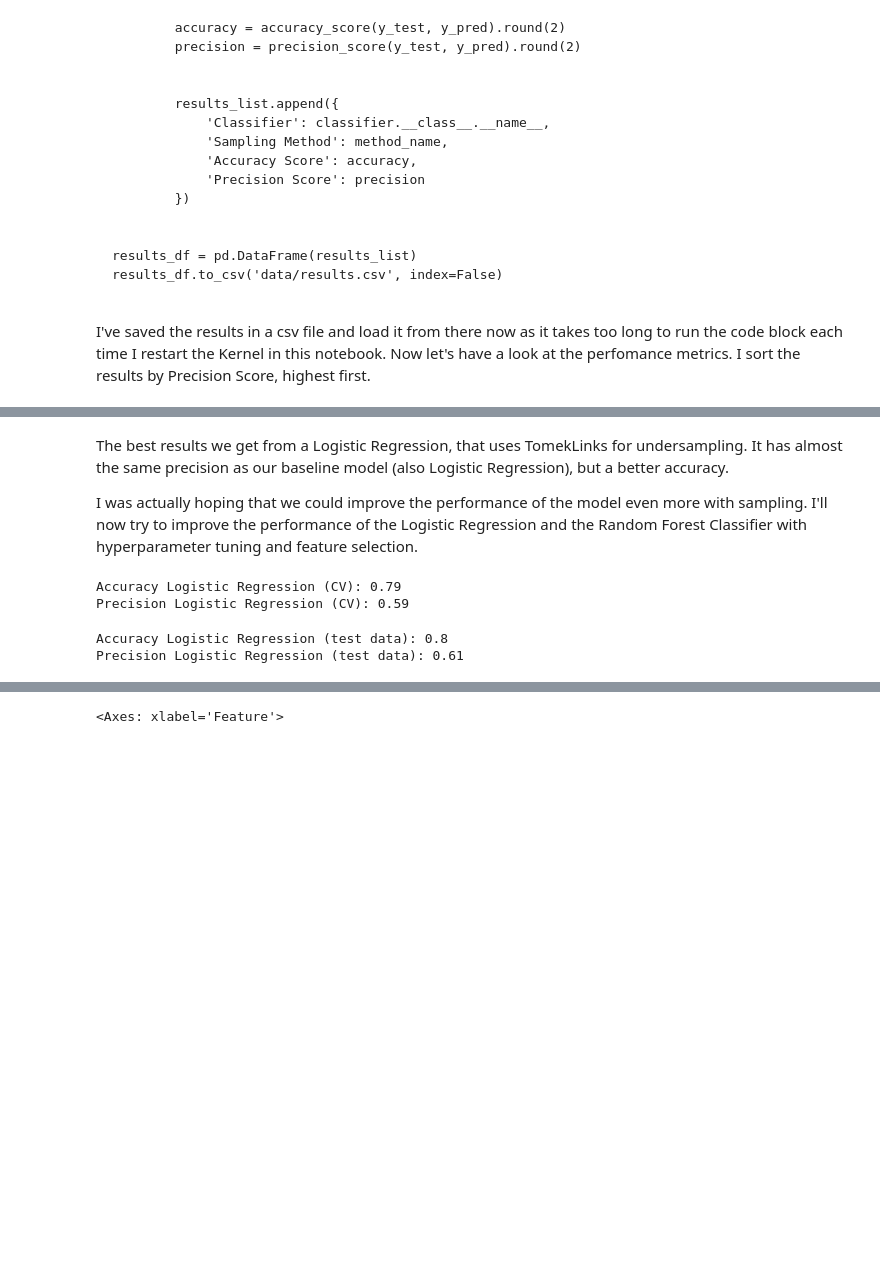
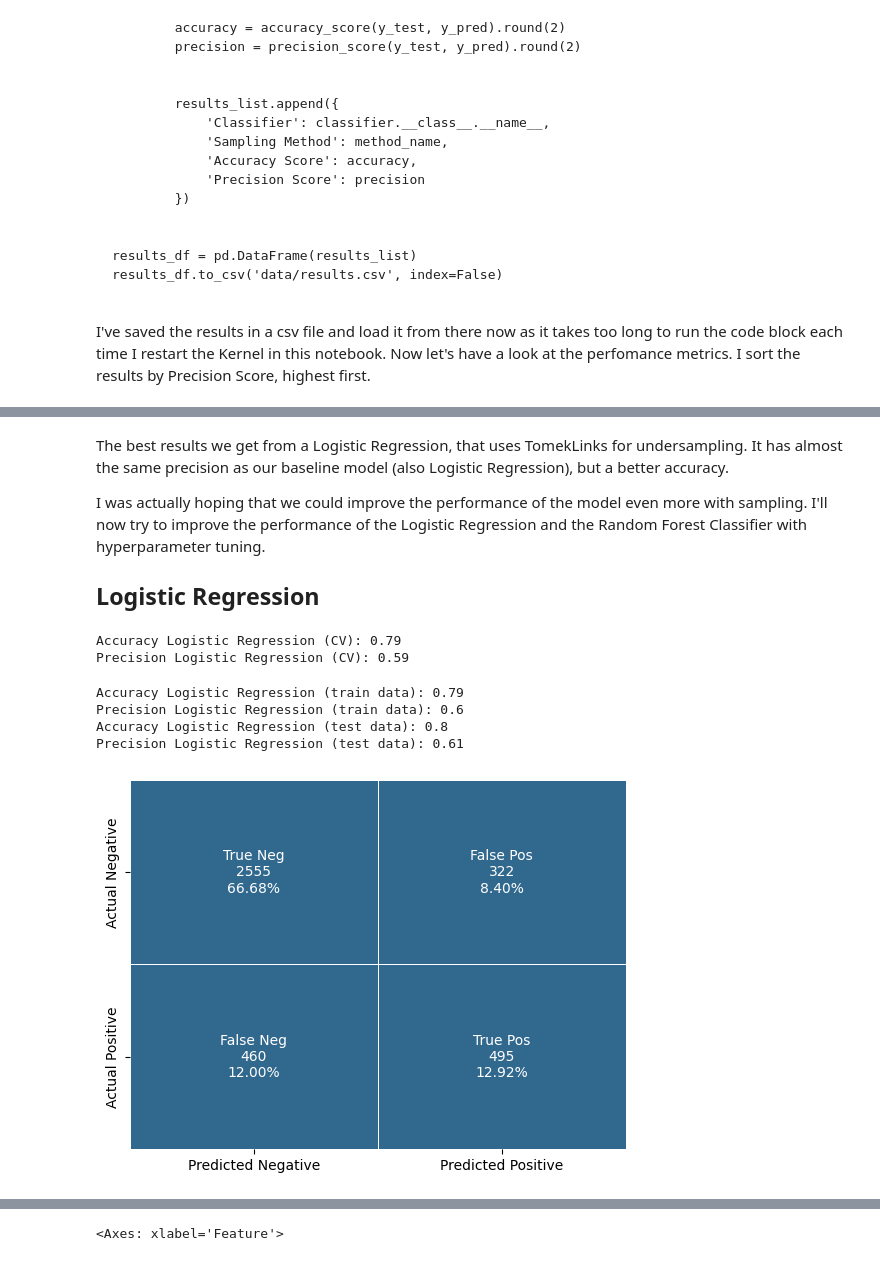
Before and after one commit to scheinmensch/HR-Analytics, a Jupyter notebook: Model.ipynb, the cells around one changed output, grey strips where cells are left out. Drawn from its saved outputs; the diff is of its cells as text; code cells hidden in the pictures; blank space fills up the shorter version.

```diff
--- a/Model.ipynb
+++ b/Model.ipynb
@@ -289,12 +302,14 @@ results.sort_values(by='Precision Score', ascending =False)
 # %% [markdown]
 The best results we get from a Logistic Regression, that uses TomekLinks for undersampling. It has almost the same precision as our baseline model (also Logistic Regression), but a better accuracy.
 
-I was actually hoping that we could improve the performance of the model even more with sampling. I'll now try to improve the performance of the Logistic Regression and the Random Forest Classifier with hyperparameter tuning and feature selection.
+I was actually hoping that we could improve the performance of the model even more with sampling. I'll now try to improve the performance of the Logistic Regression and the Random Forest Classifier with hyperparameter tuning.
+
+## Logistic Regression
 # %%
 # define the Logistic Regression
 log_reg = Pipeline(steps=[
     ('preprocessor', preprocessor),
-    ('TomekLinks', TomekLinks(sampling_strategy='auto')),
+    ('TomekLinks', TomekLinks(sampling_strategy='majority', n_jobs= 1)),
     ('log_reg', LogisticRegression(random_state=RSEED))
 ])
 # %%
@@ -311,9 +326,29 @@ Precision Logistic Regression (CV): 0.59
 log_reg.fit(X_train, y_train)
 
 # predict
-y_hat_log_reg = log_reg.predict(X_test)
-print("Accuracy Logistic Regression (test data):", accuracy_score(y_test, y_hat_log_reg).round(2))
-print("Precision Logistic Regression (test data):", precision_score(y_test, y_hat_log_reg).round(2))
+y_hat_log_reg_train = log_reg.predict(X_train)
+y_hat_log_reg_test = log_reg.predict(X_test)
+
+print("Accuracy Logistic Regression (train data):", accuracy_score(y_train, y_hat_log_reg_train).round(2))
+print("Precision Logistic Regression (train data):", precision_score(y_train, y_hat_log_reg_train).round(2))
+print("Accuracy Logistic Regression (test data):", accuracy_score(y_test, y_hat_log_reg_test).round(2))
+print("Precision Logistic Regression (test data):", precision_score(y_test, y_hat_log_reg_test).round(2))
 # %% [output]
+Accuracy Logistic Regression (train data): 0.79
+Precision Logistic Regression (train data): 0.6
 Accuracy Logistic Regression (test data): 0.8
 Precision Logistic Regression (test data): 0.61
+# %%
+cfm_log_reg = confusion_matrix(y_test, y_hat_log_reg_test)
+group_names = ['True Neg','False Pos','False Neg','True Pos']
+group_counts = ['{0:0.0f}'.format(value) for value in
+                cfm_log_reg.flatten()]
+group_percentages = ['{0:.2%}'.format(value) for value in
+                     cfm_log_reg.flatten()/np.sum(cfm_log_reg)]
+labels = [f'{v1}\n{v2}\n{v3}' for v1, v2, v3 in
+          zip(group_names,group_counts,group_percentages)]
+labels = np.asarray(labels).reshape(2,2)
+sns.heatmap(cfm_log_reg, annot=labels, fmt='', cmap = ['#31688e'], cbar=False, xticklabels=['Predicted Negative', 'Predicted Positive'],
+            yticklabels=['Actual Negative', 'Actual Positive'], linewidths=0.5, linecolor='white');
+# %% [output]
+[figure, added]
```
Also changed, not shown: parts of 28 cells of this notebook.
